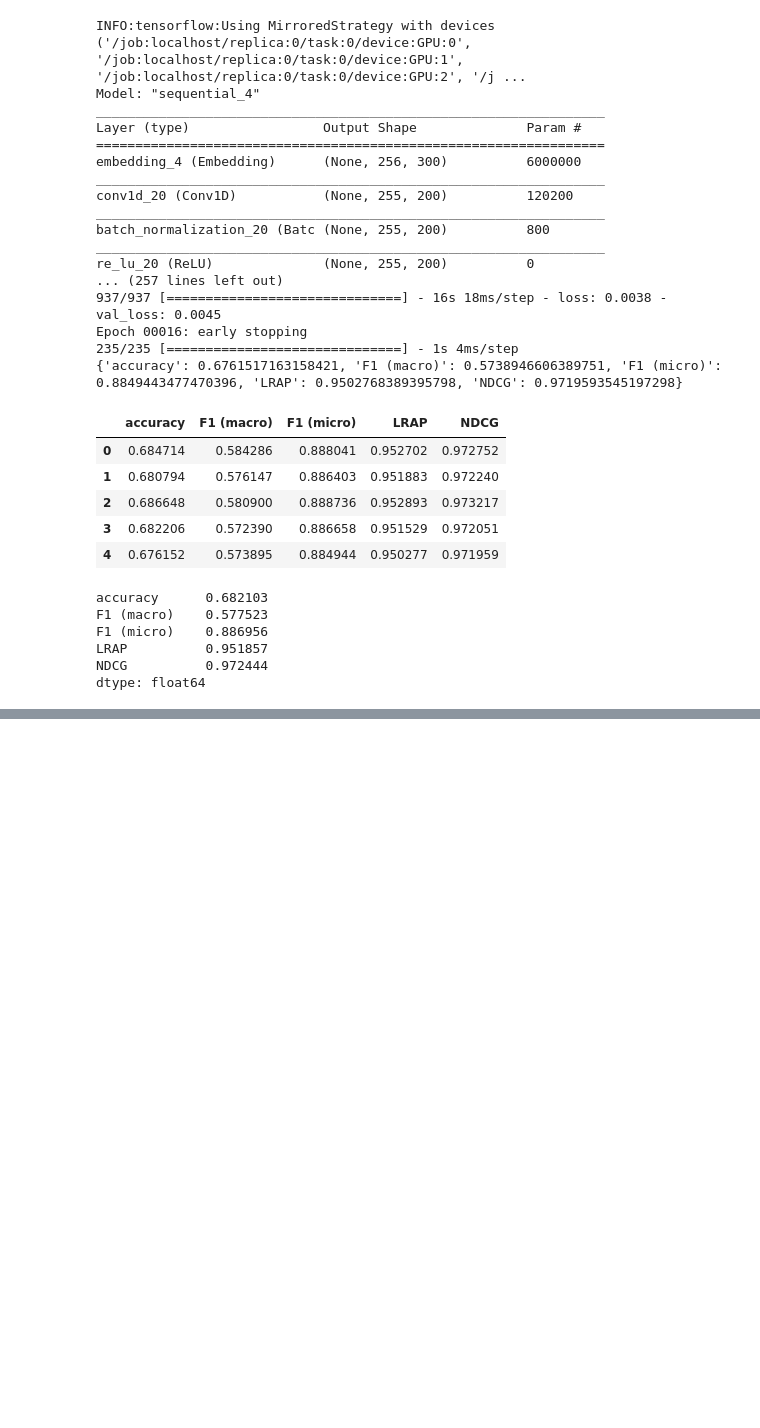
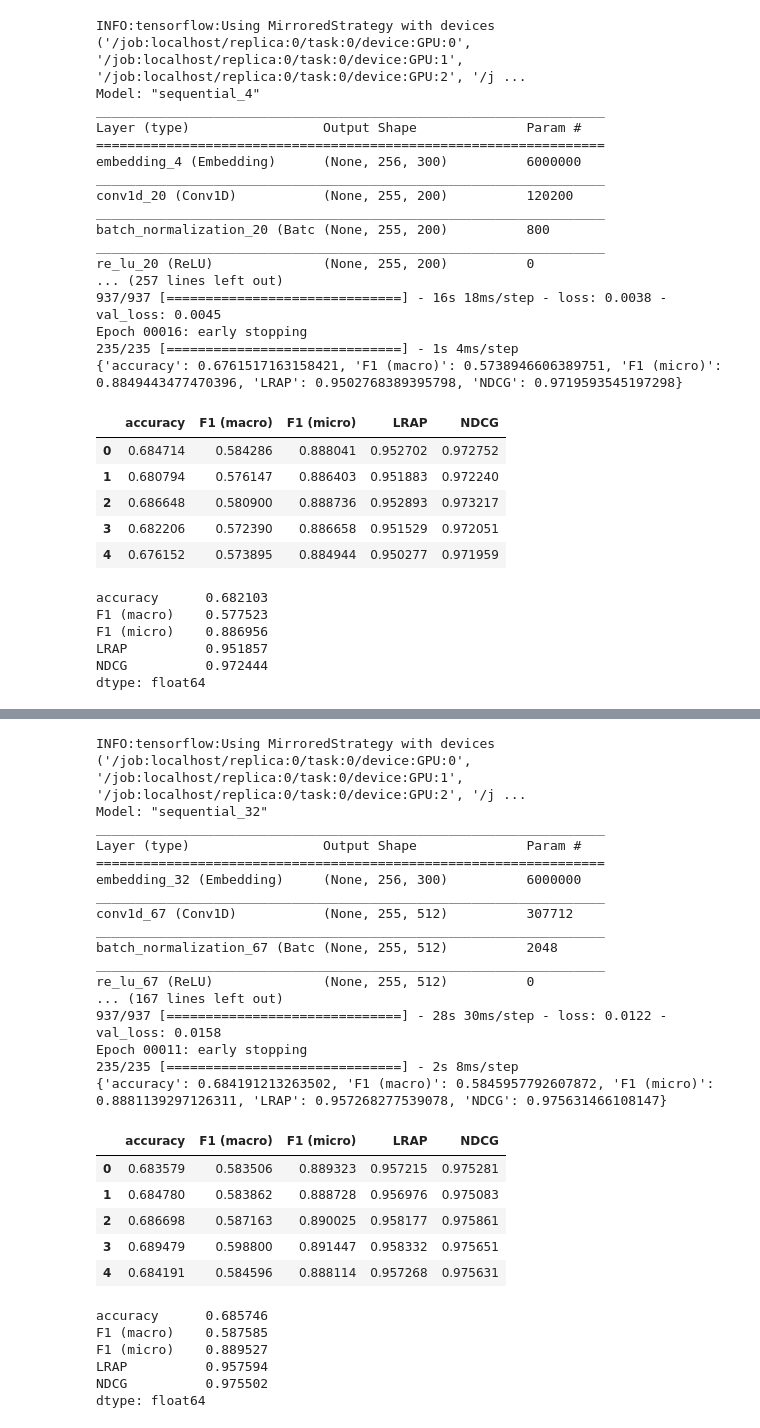
Before and after one commit to DL-2020-Shakespeare/DL-2020-Shakespeare, a Jupyter notebook: comparison_template.ipynb, the cells around one changed output, grey strips where cells are left out. Drawn from its saved outputs; the diff is of its cells as text; code cells hidden in the pictures; blank space fills up the shorter version.

```diff
--- a/comparison_template.ipynb
+++ b/comparison_template.ipynb
@@ -336,0 +501,33 @@ cross_evaluate(models.init_cnn_lstm_2, ft_embedding_matrix, "binary_crossentropy
+# %%
+reset_seed()
+cross_evaluate(models.init_cnn_bi_lstm_3, ft_embedding_matrix, "binary_crossentropy")
+# %% [output]
+INFO:tensorflow:Using MirroredStrategy with devices ('/job:localhost/replica:0/task:0/device:GPU:0', '/job:localhost/replica:0/task:0/device:GPU:1', '/job:localhost/replica:0/task:0/device:GPU:2', '/j ...
+Model: "sequential_32"
+_________________________________________________________________
+Layer (type)                 Output Shape              Param #
+=================================================================
+embedding_32 (Embedding)     (None, 256, 300)          6000000
+_________________________________________________________________
+conv1d_67 (Conv1D)           (None, 255, 512)          307712
+_________________________________________________________________
+batch_normalization_67 (Batc (None, 255, 512)          2048
+_________________________________________________________________
+re_lu_67 (ReLU)              (None, 255, 512)          0
+... (167 lines left out)
+937/937 [==============================] - 28s 30ms/step - loss: 0.0122 - val_loss: 0.0158
+Epoch 00011: early stopping
+235/235 [==============================] - 2s 8ms/step
+{'accuracy': 0.684191213263502, 'F1 (macro)': 0.5845957792607872, 'F1 (micro)': 0.8881139297126311, 'LRAP': 0.957268277539078, 'NDCG': 0.975631466108147}
+|  | accuracy | F1 (macro) | F1 (micro) | LRAP | NDCG |
+| 0 | 0.683579 | 0.583506 | 0.889323 | 0.957215 | 0.975281 |
+| 1 | 0.684780 | 0.583862 | 0.888728 | 0.956976 | 0.975083 |
+| 2 | 0.686698 | 0.587163 | 0.890025 | 0.958177 | 0.975861 |
+| 3 | 0.689479 | 0.598800 | 0.891447 | 0.958332 | 0.975651 |
+| 4 | 0.684191 | 0.584596 | 0.888114 | 0.957268 | 0.975631 |
+accuracy      0.685746
+F1 (macro)    0.587585
+F1 (micro)    0.889527
+LRAP          0.957594
+NDCG          0.975502
+dtype: float64
```
Also changed, not shown: parts of 10 cells of this notebook.
